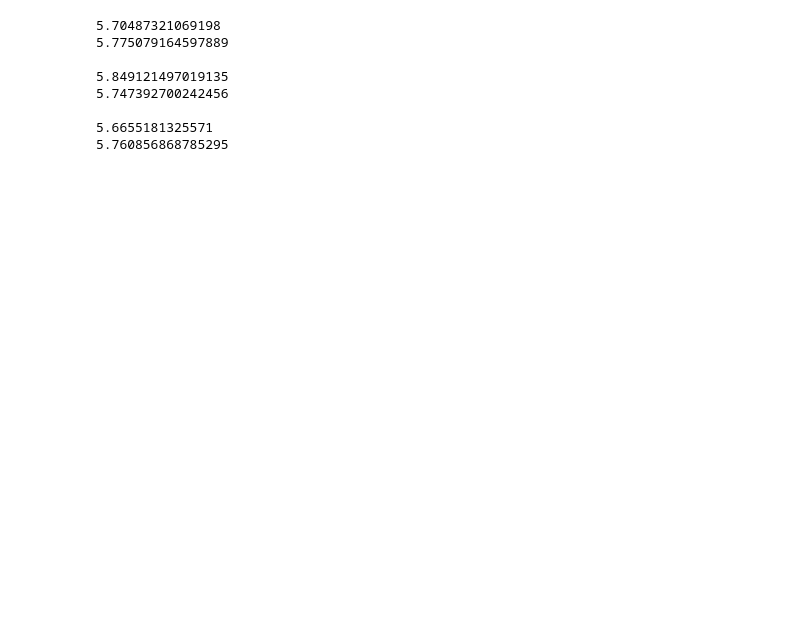
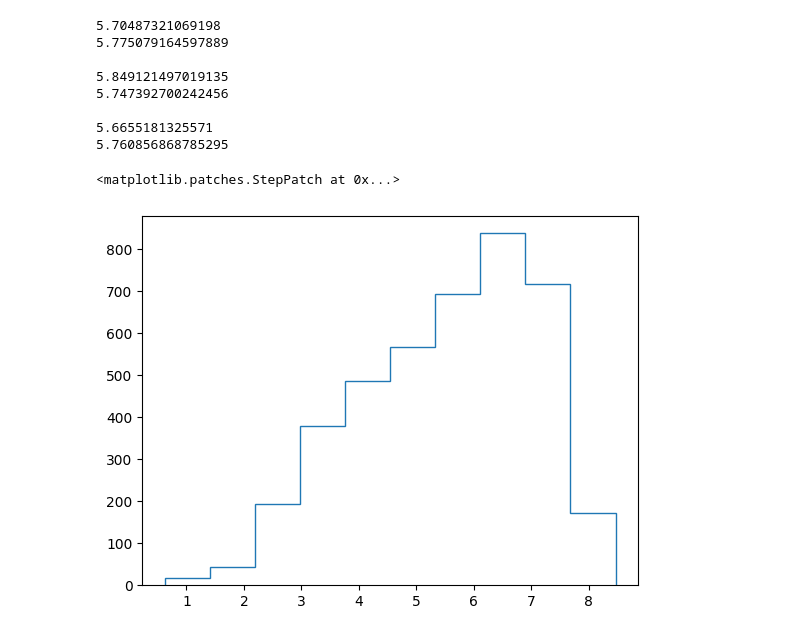
Before and after one commit to bpicioane/NLPproject, a Jupyter notebook: AffectDB/affect_evaluation.ipynb, the cells around one changed output. Saved outputs shown, nothing was run; the diff lists cells and outputs as text; code cells hidden in the pictures; blank space fills up the shorter version.

```diff
--- a/AffectDB/affect_evaluation.ipynb
+++ b/AffectDB/affect_evaluation.ipynb
@@ -73,3 +77,9 @@ print(avgVNotRap)
 
 5.6655181325571
 5.760856868785295
+# %%
+counts, bins = np.histogram(df['valence_tags'])
+stairs(counts, bins)
+# %% [output]
+<matplotlib.patches.StepPatch at 0x...>
+[figure, added]
```
Also changed, not shown: parts of 16 cells of this notebook.
